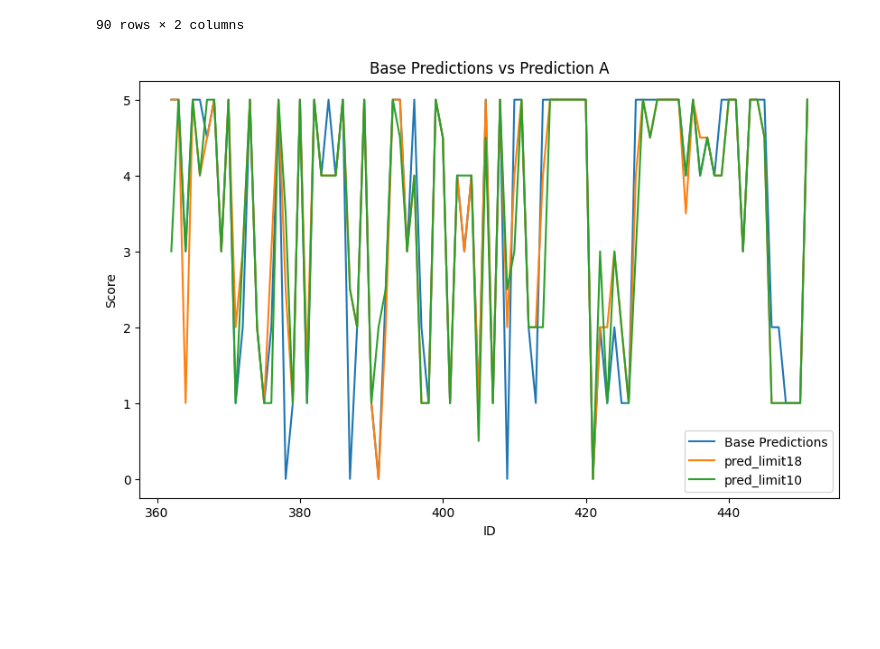
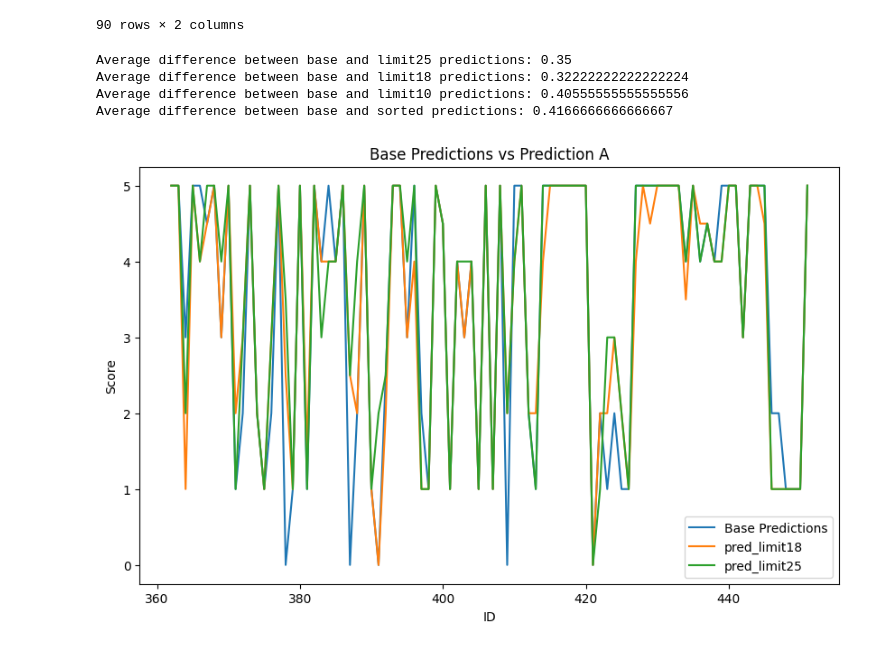
Before and after one commit to bookpanda/2110572-NLP-SYS, a Jupyter notebook: codes/midterm/midterm_prompt.ipynb, the cells around one changed output. Drawn from its saved outputs; the diff is of its cells as text; code cells hidden in the pictures; blank space fills up the shorter version.

```diff
--- a/codes/midterm/midterm_prompt.ipynb
+++ b/codes/midterm/midterm_prompt.ipynb
@@ -336,21 +336,40 @@ pred_df
 base_predictions = pd.read_csv('./predictions/predictions_base.csv')
 pred_cot1 = pd.read_csv('./predictions/predictions_cot1.csv')
 pred_sorted = pd.read_csv('./predictions/predictions_sorted.csv')
+pred_limit10 = pd.read_csv('./predictions/predictions_limit10.csv')
 pred_limit18 = pd.read_csv('./predictions/predictions_limit18.csv')
-pred_limit10 = pd.read_csv('./predictions/predictions_limit10.csv')
+pred_limit25 = pd.read_csv('./predictions/predictions_limit25.csv')
+# %%
+def avg_diff(a: pd.DataFrame, b: pd.DataFrame) -> float:
+    merged = pd.merge(a, b, on='ID', how='inner')
+    merged['score_diff'] = abs(merged['score_x'] - merged['score_y'])
+    avg_difference = merged['score_diff'].mean()
+
+    return avg_difference
+
+print(f"Average difference between base and limit25 predictions: {avg_diff(base_predictions, pred_limit25)}")
+print(f"Average difference between base and limit18 predictions: {avg_diff(base_predictions, pred_limit18)}")
+print(f"Average difference between base and limit10 predictions: {avg_diff(base_predictions, pred_limit10)}")
+print(f"Average difference between base and sorted predictions: {avg_diff(base_predictions, pred_sorted)}")
+# %% [output]
+Average difference between base and limit25 predictions: 0.35
+Average difference between base and limit18 predictions: 0.32222222222222224
+Average difference between base and limit10 predictions: 0.40555555555555556
+Average difference between base and sorted predictions: 0.4166666666666667
 # %%
 import matplotlib.pyplot as plt
 
 plt.figure(figsize=(10, 6))
 plt.plot(base_predictions['ID'], base_predictions['score'], label='Base Predictions')
 # plt.plot(pred_sorted['ID'], pred_sorted['score'], label='pred_sorted')
 # plt.plot(pred_cot1['ID'], pred_cot1['score'], label='pred_cot1')
+# plt.plot(pred_limit10['ID'], pred_limit10['score'], label='pred_limit10')
 plt.plot(pred_limit18['ID'], pred_limit18['score'], label='pred_limit18')
-plt.plot(pred_limit10['ID'], pred_limit10['score'], label='pred_limit10')
+plt.plot(pred_limit25['ID'], pred_limit25['score'], label='pred_limit25')
 plt.xlabel('ID')
 plt.ylabel('Score')
 plt.legend()
 plt.title('Base Predictions vs Prediction A')
 plt.show()
 # %% [output]
-[figure, old version]
+[figure, new version]
```
Also changed, not shown: parts of 3 cells of this notebook, 1 other file.
